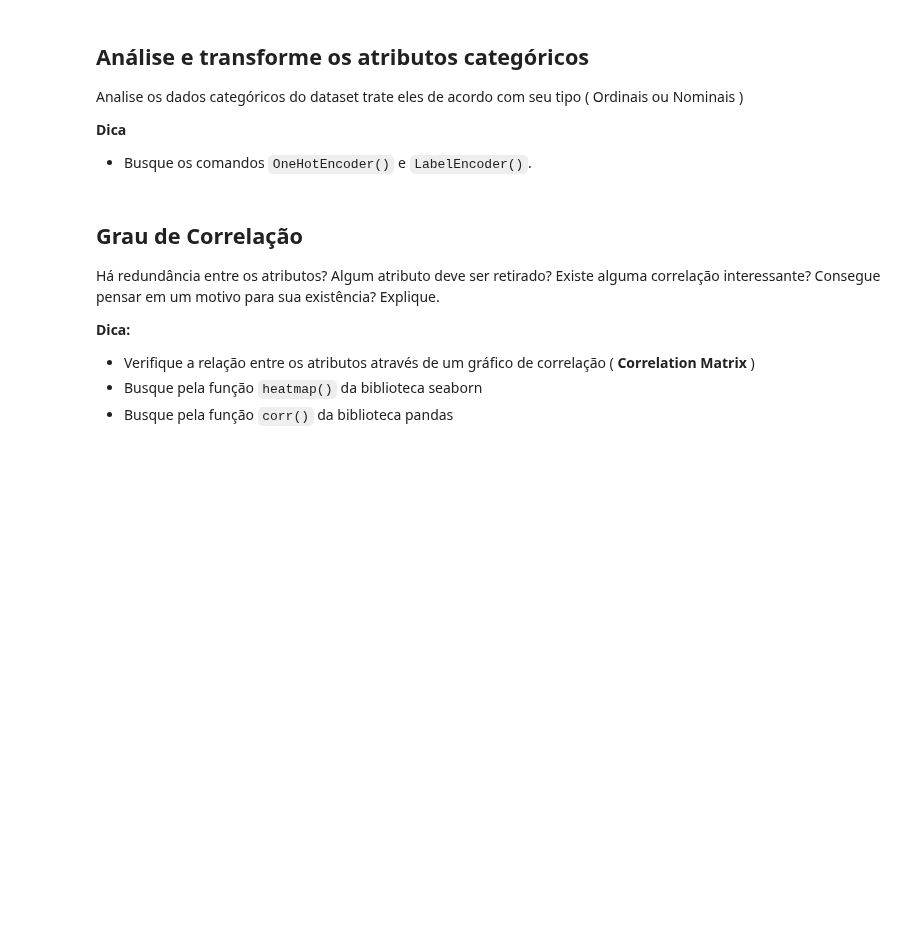
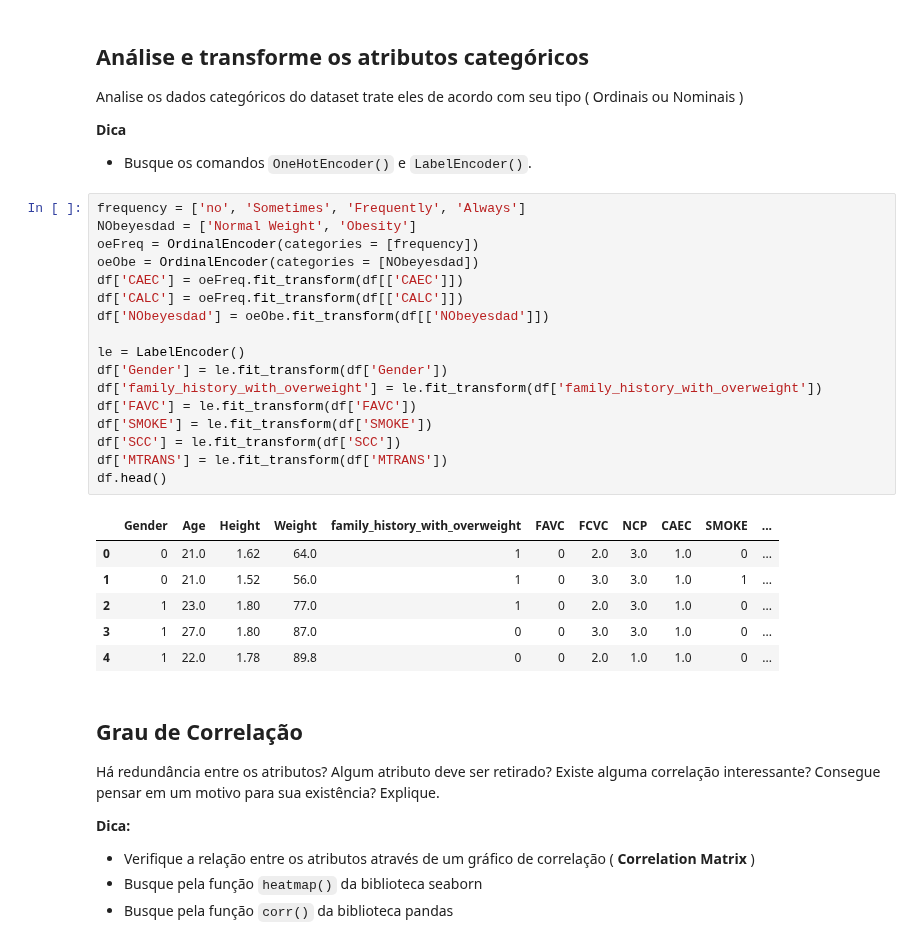
Before and after one commit to Mr-Barros/ENG4502, a Jupyter notebook: Assignment1/Notebook_PreProcessamento_KNN.ipynb, the cells around one changed output. Saved outputs shown, nothing was run; the diff lists cells and outputs as text; blank space fills up the shorter version.

Commit message:
fiz a parte da analise e transformação dos categoricos

```diff
--- a/Assignment1/Notebook_PreProcessamento_KNN.ipynb
+++ b/Assignment1/Notebook_PreProcessamento_KNN.ipynb
@@ -163,6 +163,30 @@ Analise os dados categóricos do dataset trate eles de acordo com seu tipo ( Ord
 
 **Dica**
 * Busque os comandos `OneHotEncoder()` e `LabelEncoder()`.
+# %%
+frequency = ['no', 'Sometimes', 'Frequently', 'Always']
+NObeyesdad = ['Normal Weight', 'Obesity']
+oeFreq = OrdinalEncoder(categories = [frequency])
+oeObe = OrdinalEncoder(categories = [NObeyesdad])
+df['CAEC'] = oeFreq.fit_transform(df[['CAEC']])
+df['CALC'] = oeFreq.fit_transform(df[['CALC']])
+df['NObeyesdad'] = oeObe.fit_transform(df[['NObeyesdad']])
+
+le = LabelEncoder()
+df['Gender'] = le.fit_transform(df['Gender'])
+df['family_history_with_overweight'] = le.fit_transform(df['family_history_with_overweight'])
+df['FAVC'] = le.fit_transform(df['FAVC'])
+df['SMOKE'] = le.fit_transform(df['SMOKE'])
+df['SCC'] = le.fit_transform(df['SCC'])
+df['MTRANS'] = le.fit_transform(df['MTRANS'])
+df.head()
+# %% [output]
+|  | Gender | Age | Height | Weight | family_history_with_overweight | FAVC | FCVC | NCP | CAEC | SMOKE | ... |
+| 0 | 0 | 21.0 | 1.62 | 64.0 | 1 | 0 | 2.0 | 3.0 | 1.0 | 0 | ... |
+| 1 | 0 | 21.0 | 1.52 | 56.0 | 1 | 0 | 3.0 | 3.0 | 1.0 | 1 | ... |
+| 2 | 1 | 23.0 | 1.80 | 77.0 | 1 | 0 | 2.0 | 3.0 | 1.0 | 0 | ... |
+| 3 | 1 | 27.0 | 1.80 | 87.0 | 0 | 0 | 3.0 | 3.0 | 1.0 | 0 | ... |
+| 4 | 1 | 22.0 | 1.78 | 89.8 | 0 | 0 | 2.0 | 1.0 | 1.0 | 0 | ... |
 # %% [markdown]
 ## Grau de Correlação
 
```
Also changed, not shown: parts of 1 cell of this notebook.
